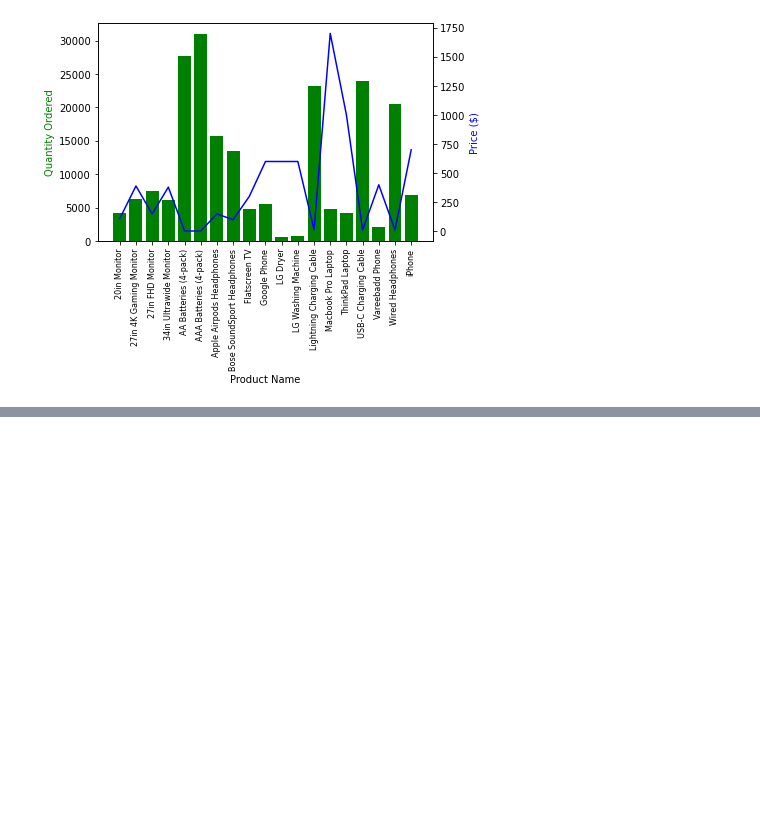
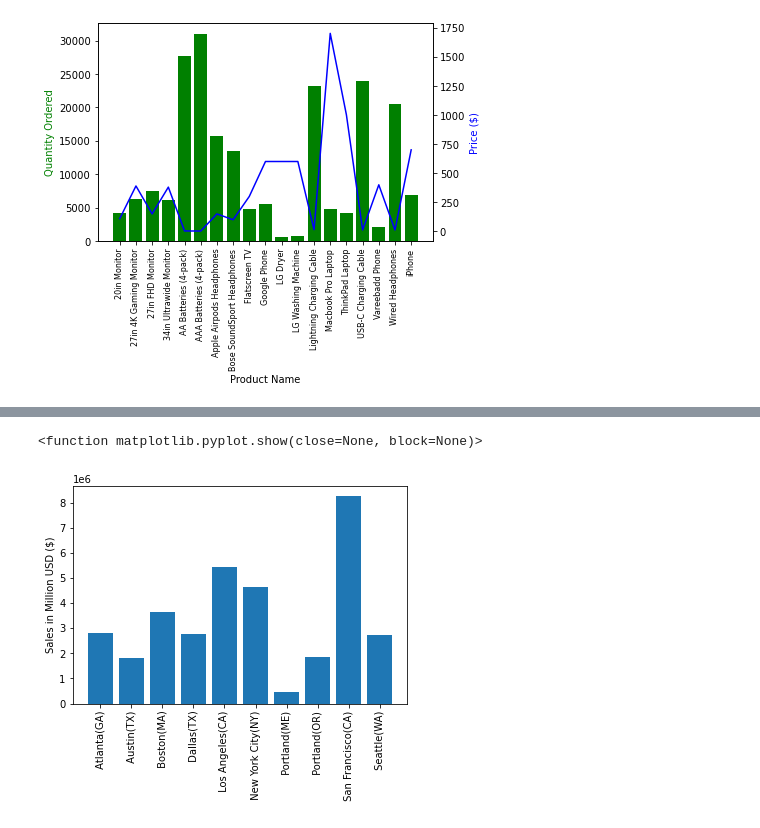
Before and after one commit to ahmadhammad301/data_analysis, a Jupyter notebook: Sales_Analysis/One year sales (2019).ipynb, the cells around one changed output, grey strips where cells are left out. Cells and saved outputs as stored; diff of their text form; code cells hidden in the pictures; blank space fills up the shorter version.

```diff
--- a/Sales_Analysis/One year sales (2019).ipynb
+++ b/Sales_Analysis/One year sales (2019).ipynb
@@ -278,0 +309,13 @@ fig.show()
+# %%
+keys = [City for City, df in merged_data.groupby(['city'])]#dont use .unique() it leads to inconsistance
+
+
+plt.bar(keys,merged_data.groupby('city').sum()['sales'])
+plt.ylabel('Sales in Million USD ($)')
+
+plt.xticks(size=10, rotation='vertical')
+
+plt.show
+# %% [output]
+<function matplotlib.pyplot.show(close=None, block=None)>
+[figure, added]
```
Also changed, not shown: parts of 15 cells of this notebook.
